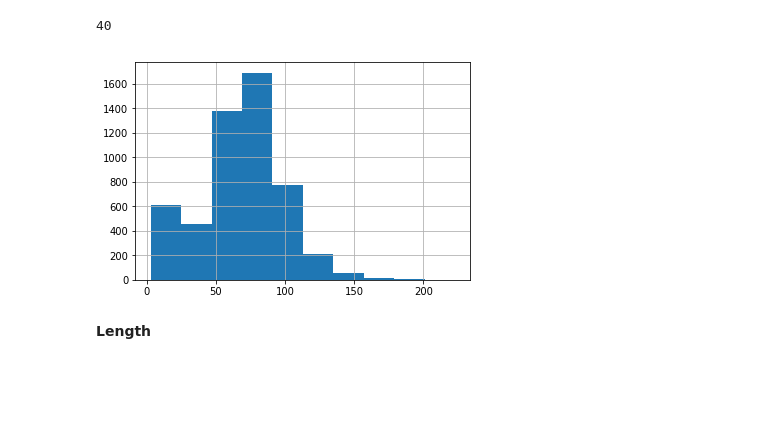
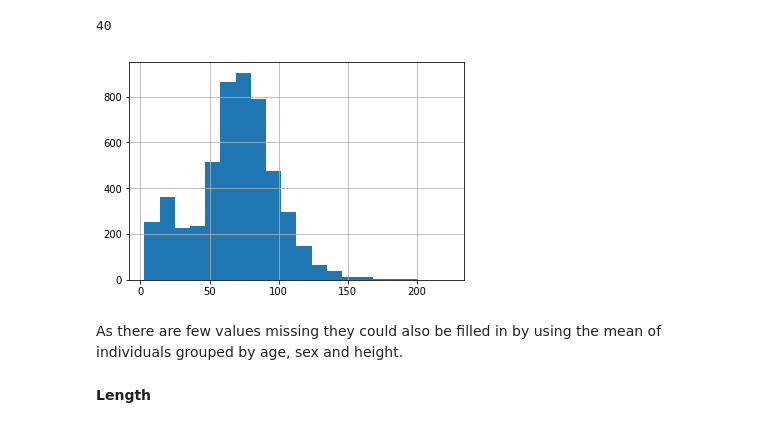
Before and after one commit to lucas-ubm/MaastrichtFlu, a Jupyter notebook: kaggle_starter.ipynb, the cells around one changed output. Drawn from its saved outputs; the diff is of its cells as text; code cells hidden in the pictures; blank space fills up the shorter version.

```diff
--- a/kaggle_starter.ipynb
+++ b/kaggle_starter.ipynb
@@ -294,10 +304,12 @@ df['Weight'].isna().sum()
 # %% [output]
 40
 # %%
-df['Weight'].hist()
+df['Weight'].hist(bins=20)
 plt.show()
 # %% [output]
-[figure, old version]
+[figure, new version]
+# %% [markdown]
+As there are few values missing they could also be filled in by using the mean of individuals grouped by age, sex and height.
 # %% [markdown]
 **Length**
 # %%
```
Also changed, not shown: parts of 29 cells of this notebook.
